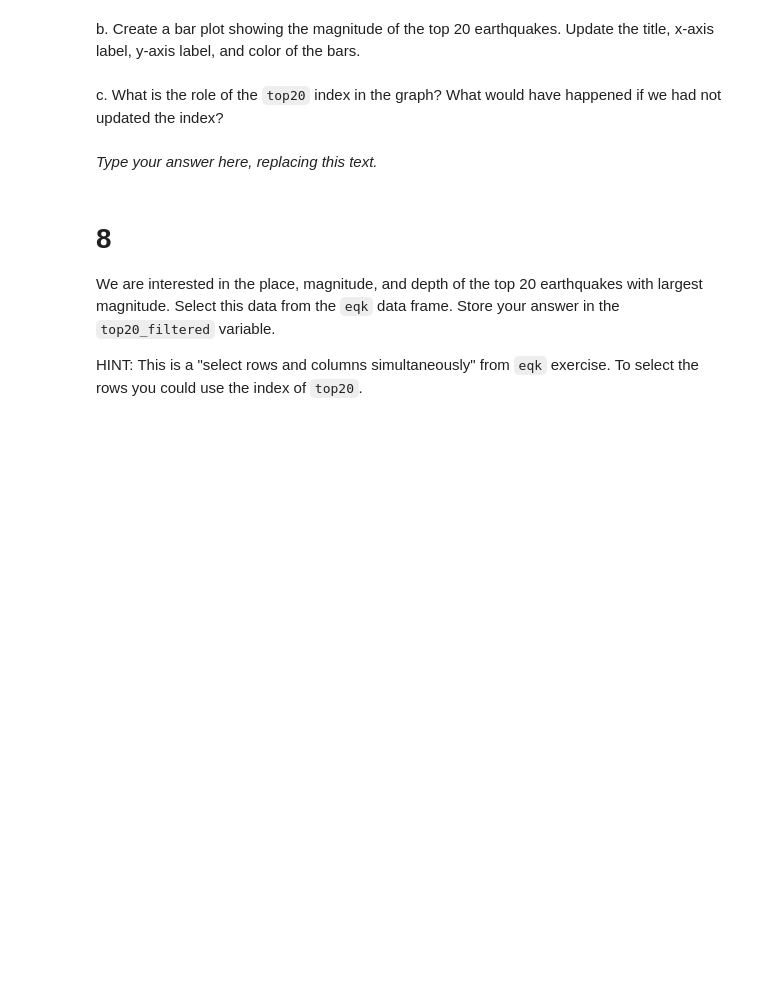
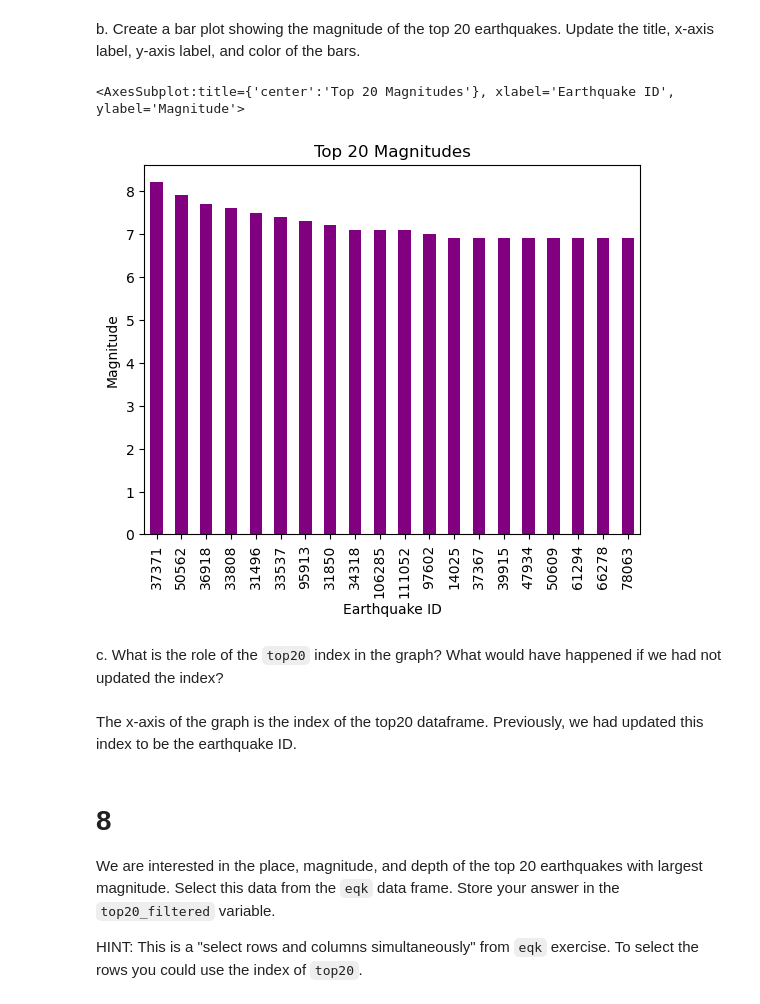
Before and after one commit to egp4aq/eds220-hwk1, a Jupyter notebook: hwk1-task3-earthquakes.ipynb, the cells around one changed output. Saved outputs shown, nothing was run; the diff lists cells and outputs as text; code cells hidden in the pictures; blank space fills up the shorter version.

```diff
--- a/hwk1-task3-earthquakes.ipynb
+++ b/hwk1-task3-earthquakes.ipynb
@@ -179,3 +186,6 @@ top20 = ...
+# %%
+# Use nlargest function to find the top 20
+top20 = raw_eqk.nlargest(20, "mag")
 # %%
 # View the dataframe
 top20
@@ -183,14 +211,23 @@ top20
 <!-- BEGIN QUESTION -->
 
 b. Create a bar plot showing the magnitude of the top 20 earthquakes. Update the title, x-axis label, y-axis label, and color of the bars.
+# %%
+top20['mag'].plot(kind = "bar",
+            title = "Top 20 Magnitudes",
+            xlabel = "Earthquake ID",
+            ylabel = "Magnitude",
+            color = "purple")
+# %% [output]
+<AxesSubplot:title={'center':'Top 20 Magnitudes'}, xlabel='Earthquake ID', ylabel='Magnitude'>
+[figure, added]
 # %% [markdown]
 <!-- END QUESTION -->
 
 <!-- BEGIN QUESTION -->
 
 c. What is the role of the `top20` index in the graph? What would have happened if we had not updated the index?
-# %% [markdown]
-_Type your answer here, replacing this text._
+# %% [markdown]
+The x-axis of the graph is the index of the top20 dataframe. Previously, we had updated this index to be the earthquake ID.
 # %% [markdown]
 <!-- END QUESTION -->
 
```
Also changed, not shown: parts of 4 cells of this notebook.
